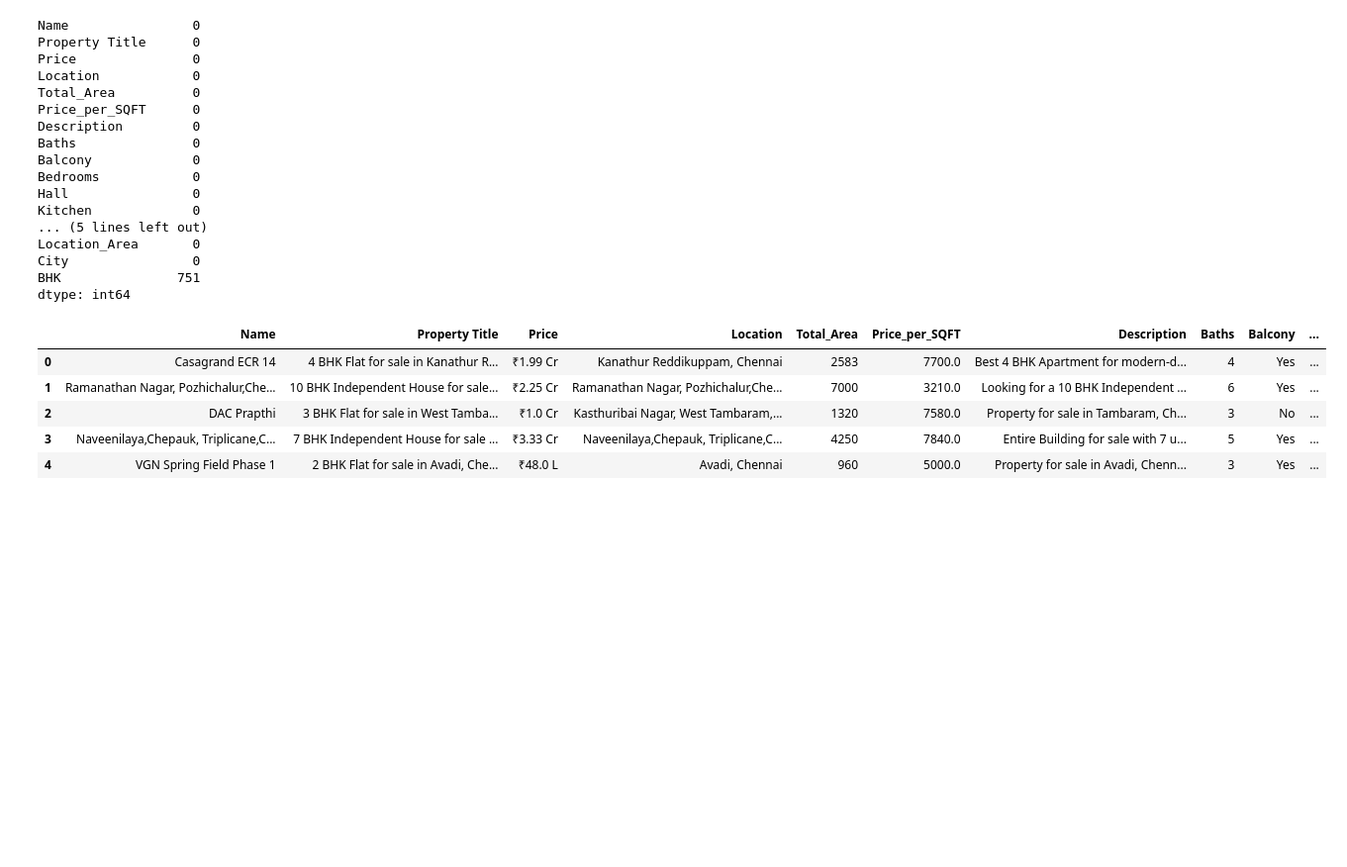
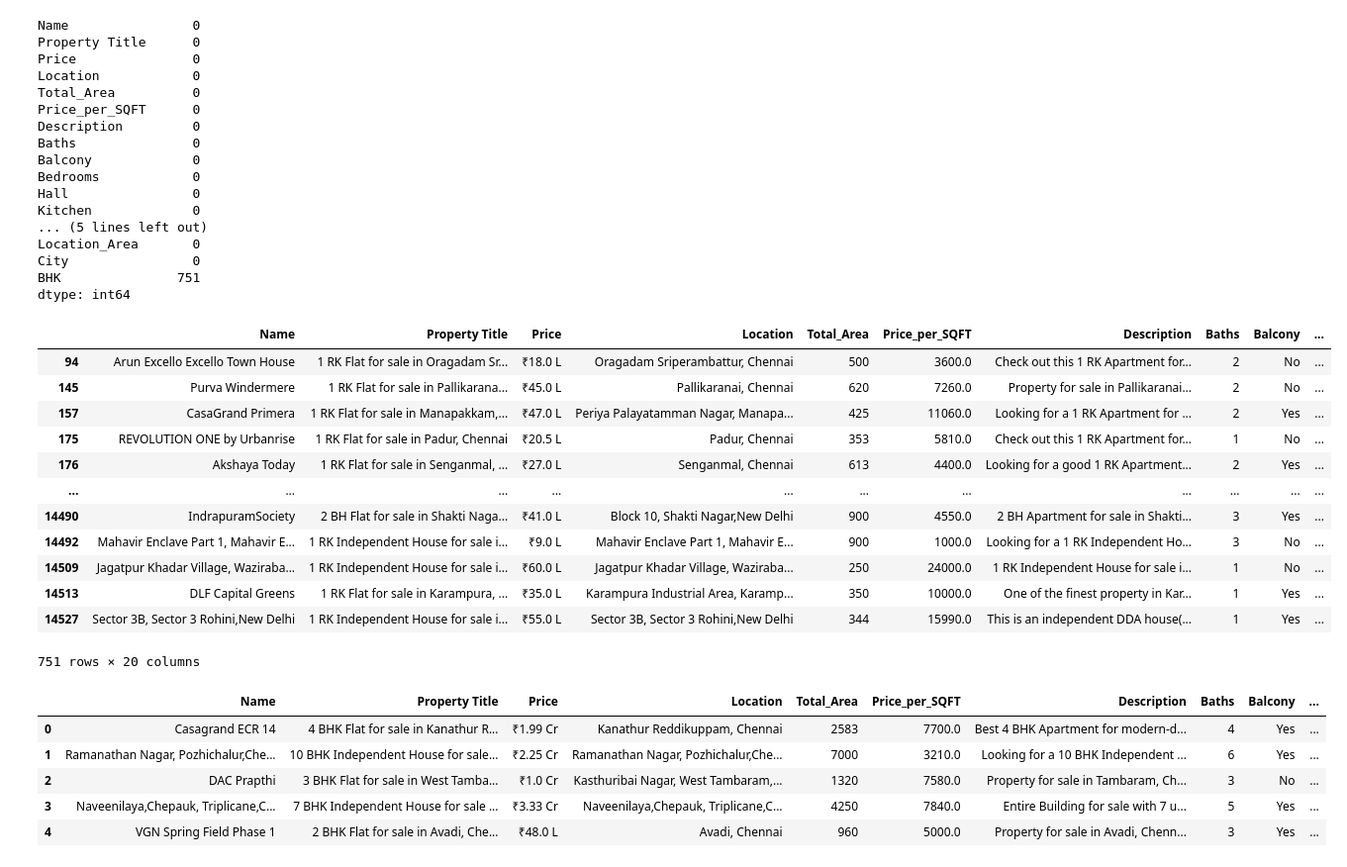
Before and after one commit to AabidMK/RealtyAI_Infosys_Internship_Aug2025, a Jupyter notebook: House Price prediction model.ipynb, the cells around one changed output. Shown: that part at 99% size. Drawn from its saved outputs; the diff is of its cells as text; code cells hidden in the pictures; blank space fills up the shorter version.

```diff
--- a/House Price prediction model.ipynb
+++ b/House Price prediction model.ipynb
@@ -650,6 +672,23 @@ Location_Area       0
 City                0
 BHK               751
 dtype: int64
+# %%
+rows_with_nulls = df[df["BHK"].isnull()]
+rows_with_nulls
+# %% [output]
+|  | Name | Property Title | Price | Location | Total_Area | Price_per_SQFT | Description | Baths | Balcony | ... |
+| 94 | Arun Excello Excello Town House | 1 RK Flat for sale in Oragadam Sr... | ₹18.0 L | Oragadam Sriperambattur, Chennai | 500 | 3600.0 | Check out this 1 RK Apartment for... | 2 | No | ... |
+| 145 | Purva Windermere | 1 RK Flat for sale in Pallikarana... | ₹45.0 L | Pallikaranai, Chennai | 620 | 7260.0 | Property for sale in Pallikaranai... | 2 | No | ... |
+| 157 | CasaGrand Primera | 1 RK Flat for sale in Manapakkam,... | ₹47.0 L | Periya Palayatamman Nagar, Manapa... | 425 | 11060.0 | Looking for a 1 RK Apartment for ... | 2 | Yes | ... |
+| 175 | REVOLUTION ONE by Urbanrise | 1 RK Flat for sale in Padur, Chennai | ₹20.5 L | Padur, Chennai | 353 | 5810.0 | Check out this 1 RK Apartment for... | 1 | No | ... |
+| 176 | Akshaya Today | 1 RK Flat for sale in Senganmal, ... | ₹27.0 L | Senganmal, Chennai | 613 | 4400.0 | Looking for a good 1 RK Apartment... | 2 | Yes | ... |
+| ... | ... | ... | ... | ... | ... | ... | ... | ... | ... | ... |
+| 14490 | IndrapuramSociety | 2 BH Flat for sale in Shakti Naga... | ₹41.0 L | Block 10, Shakti Nagar,New Delhi | 900 | 4550.0 | 2 BH Apartment for sale in Shakti... | 3 | Yes | ... |
+| 14492 | Mahavir Enclave Part 1, Mahavir E... | 1 RK Independent House for sale i... | ₹9.0 L | Mahavir Enclave Part 1, Mahavir E... | 900 | 1000.0 | Looking for a 1 RK Independent Ho... | 3 | No | ... |
+| 14509 | Jagatpur Khadar Village, Waziraba... | 1 RK Independent House for sale i... | ₹60.0 L | Jagatpur Khadar Village, Waziraba... | 250 | 24000.0 | 1 RK Independent House for sale i... | 1 | No | ... |
+| 14513 | DLF Capital Greens | 1 RK Flat for sale in Karampura, ... | ₹35.0 L | Karampura Industrial Area, Karamp... | 350 | 10000.0 | One of the finest property in Kar... | 1 | Yes | ... |
+| 14527 | Sector 3B, Sector 3 Rohini,New Delhi | 1 RK Independent House for sale i... | ₹55.0 L | Sector 3B, Sector 3 Rohini,New Delhi | 344 | 15990.0 | This is an independent DDA house(... | 1 | Yes | ... |
+751 rows × 20 columns
 # %%
 df.drop("BHK", axis=1, inplace=True)
 # %%
```
Also changed, not shown: parts of 15 cells of this notebook.
